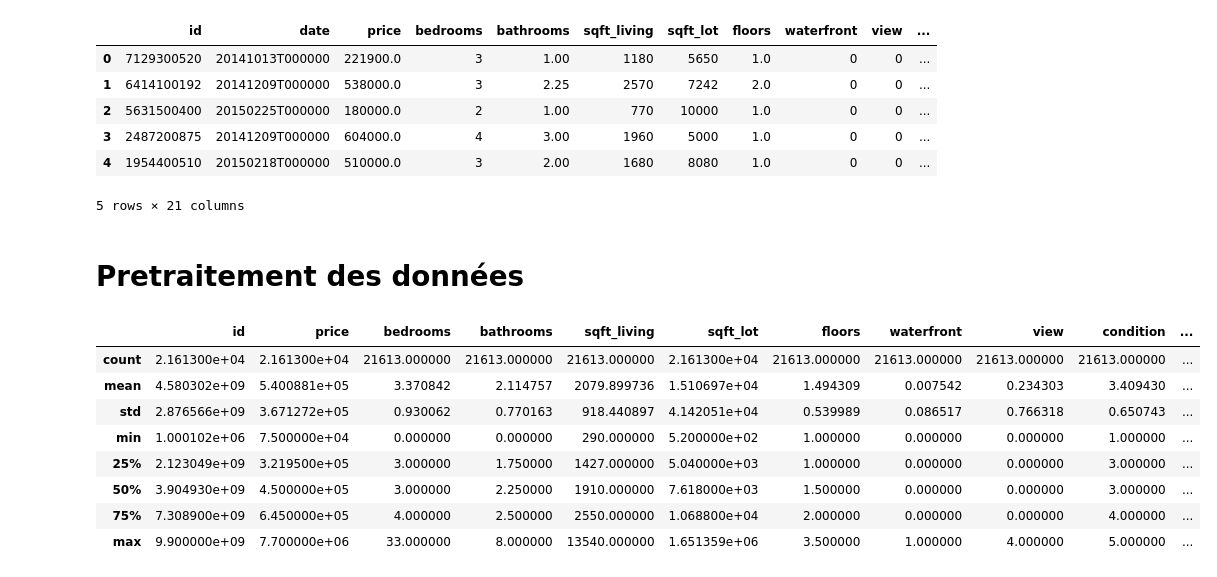
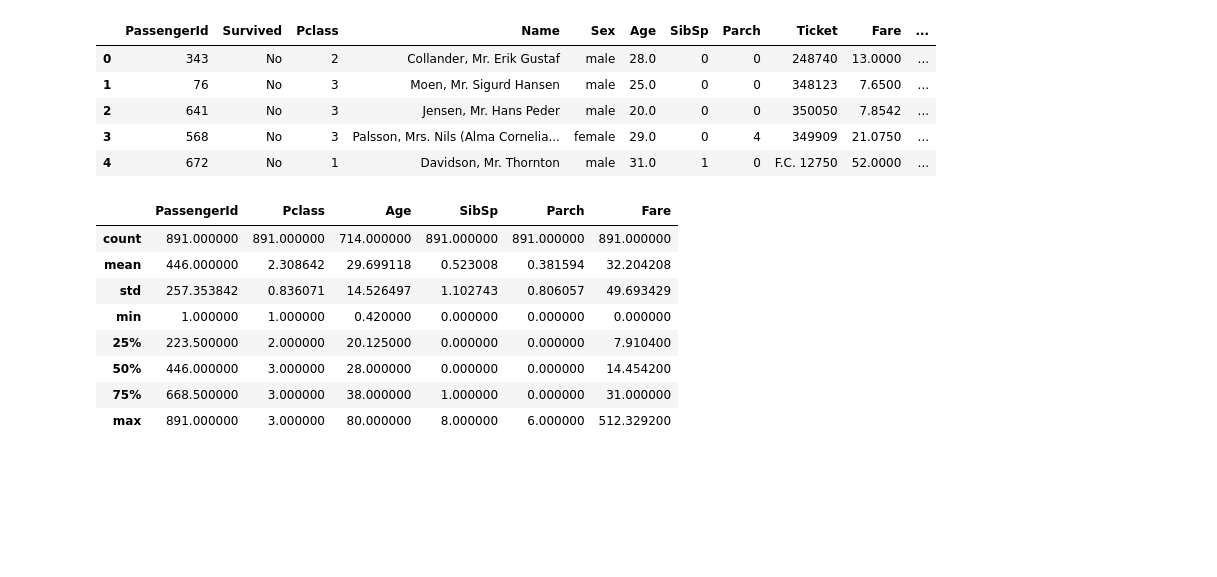
Before and after one commit to gnagnely05/checkpoint4, a Jupyter notebook: Untitled.ipynb, the cells around one changed output. Saved outputs shown, nothing was run; the diff lists cells and outputs as text; code cells hidden in the pictures; blank space fills up the shorter version.

```diff
--- a/Untitled.ipynb
+++ b/Untitled.ipynb
@@ -4,44 +4,39 @@ import pandas as pd
 import matplotlib
 import seaborn as sns
 import numpy as np
+import matplotlib.pyplot as plt
 from sklearn.impute import SimpleImputer
-from datetime import date, time, datetime
-from sklearn.preprocessing import OneHotEncoder
+from sklearn.preprocessing import LabelEncoder
 from sklearn.preprocessing import StandardScaler
-from sklearn.compose import make_column_transformer
 from sklearn.compose import ColumnTransformer
 from sklearn.linear_model import SGDClassifier
 from xgboost.sklearn import XGBClassifier
+from sklearn import metrics
+from sklearn import utils
+from sklearn.metrics import confusion_matrix
 from sklearn.ensemble import RandomForestRegressor,BaggingRegressor, RandomForestRegressor,AdaBoostRegressor
 from sklearn.linear_model import LogisticRegression,LinearRegression,Lasso,BayesianRidge,ElasticNet,Ridge,SGDRegressor
-from sklearn.pipeline import make_pipeline
-from sklearn.pipeline import Pipeline
 from sklearn import preprocessing
 from sklearn.model_selection import train_test_split
-import matplotlib.pyplot as plt
-
-df = pd.read_csv('kc_house_data.csv', sep = ',')
-df.head()
+data = pd.read_csv('titanic-passengers.csv', sep = ';')
+data.head()
 # %% [output]
-|  | id | date | price | bedrooms | bathrooms | sqft_living | sqft_lot | floors | waterfront | view | ... |
-| 0 | 7129300520 | 20141013T000000 | 221900.0 | 3 | 1.00 | 1180 | 5650 | 1.0 | 0 | 0 | ... |
-| 1 | 6414100192 | 20141209T000000 | 538000.0 | 3 | 2.25 | 2570 | 7242 | 2.0 | 0 | 0 | ... |
-| 2 | 5631500400 | 20150225T000000 | 180000.0 | 2 | 1.00 | 770 | 10000 | 1.0 | 0 | 0 | ... |
-| 3 | 2487200875 | 20141209T000000 | 604000.0 | 4 | 3.00 | 1960 | 5000 | 1.0 | 0 | 0 | ... |
-| 4 | 1954400510 | 20150218T000000 | 510000.0 | 3 | 2.00 | 1680 | 8080 | 1.0 | 0 | 0 | ... |
+|  | PassengerId | Survived | Pclass | Name | Sex | Age | SibSp | Parch | Ticket | Fare | ... |
+| 0 | 343 | No | 2 | Collander, Mr. Erik Gustaf | male | 28.0 | 0 | 0 | 248740 | 13.0000 | ... |
+| 1 | 76 | No | 3 | Moen, Mr. Sigurd Hansen | male | 25.0 | 0 | 0 | 348123 | 7.6500 | ... |
+| 2 | 641 | No | 3 | Jensen, Mr. Hans Peder | male | 20.0 | 0 | 0 | 350050 | 7.8542 | ... |
+| 3 | 568 | No | 3 | Palsson, Mrs. Nils (Alma Cornelia... | female | 29.0 | 0 | 4 | 349909 | 21.0750 | ... |
+| 4 | 672 | No | 1 | Davidson, Mr. Thornton | male | 31.0 | 1 | 0 | F.C. 12750 | 52.0000 | ... |
-5 rows × 21 columns
-# %% [markdown]
-# Pretraitement des données
 # %%
-df.describe()
+data.describe()
 # %% [output]
-|  | id | price | bedrooms | bathrooms | sqft_living | sqft_lot | floors | waterfront | view | condition | ... |
-| count | 2.161300e+04 | 2.161300e+04 | 21613.000000 | 21613.000000 | 21613.000000 | 2.161300e+04 | 21613.000000 | 21613.000000 | 21613.000000 | 21613.000000 | ... |
-| mean | 4.580302e+09 | 5.400881e+05 | 3.370842 | 2.114757 | 2079.899736 | 1.510697e+04 | 1.494309 | 0.007542 | 0.234303 | 3.409430 | ... |
-| std | 2.876566e+09 | 3.671272e+05 | 0.930062 | 0.770163 | 918.440897 | 4.142051e+04 | 0.539989 | 0.086517 | 0.766318 | 0.650743 | ... |
-| min | 1.000102e+06 | 7.500000e+04 | 0.000000 | 0.000000 | 290.000000 | 5.200000e+02 | 1.000000 | 0.000000 | 0.000000 | 1.000000 | ... |
-| 25% | 2.123049e+09 | 3.219500e+05 | 3.000000 | 1.750000 | 1427.000000 | 5.040000e+03 | 1.000000 | 0.000000 | 0.000000 | 3.000000 | ... |
-| 50% | 3.904930e+09 | 4.500000e+05 | 3.000000 | 2.250000 | 1910.000000 | 7.618000e+03 | 1.500000 | 0.000000 | 0.000000 | 3.000000 | ... |
-| 75% | 7.308900e+09 | 6.450000e+05 | 4.000000 | 2.500000 | 2550.000000 | 1.068800e+04 | 2.000000 | 0.000000 | 0.000000 | 4.000000 | ... |
-| max | 9.900000e+09 | 7.700000e+06 | 33.000000 | 8.000000 | 13540.000000 | 1.651359e+06 | 3.500000 | 1.000000 | 4.000000 | 5.000000 | ... |
+|  | PassengerId | Pclass | Age | SibSp | Parch | Fare |
+| count | 891.000000 | 891.000000 | 714.000000 | 891.000000 | 891.000000 | 891.000000 |
+| mean | 446.000000 | 2.308642 | 29.699118 | 0.523008 | 0.381594 | 32.204208 |
+| std | 257.353842 | 0.836071 | 14.526497 | 1.102743 | 0.806057 | 49.693429 |
+| min | 1.000000 | 1.000000 | 0.420000 | 0.000000 | 0.000000 | 0.000000 |
+| 25% | 223.500000 | 2.000000 | 20.125000 | 0.000000 | 0.000000 | 7.910400 |
+| 50% | 446.000000 | 3.000000 | 28.000000 | 0.000000 | 0.000000 | 14.454200 |
+| 75% | 668.500000 | 3.000000 | 38.000000 | 1.000000 | 0.000000 | 31.000000 |
+| max | 891.000000 | 3.000000 | 80.000000 | 8.000000 | 6.000000 | 512.329200 |
 # %%
```
Also changed, not shown: parts of 49 cells of this notebook.
